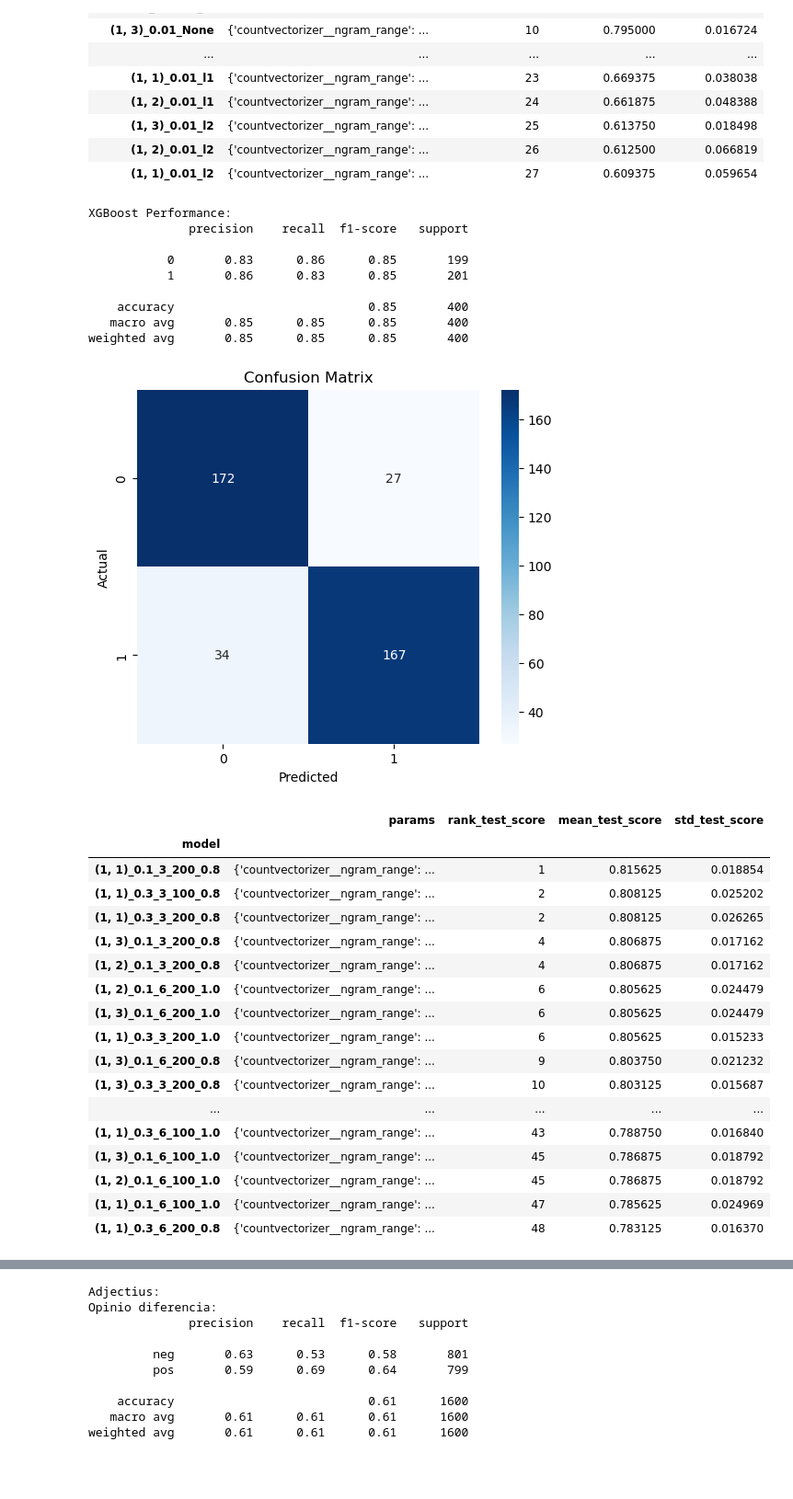
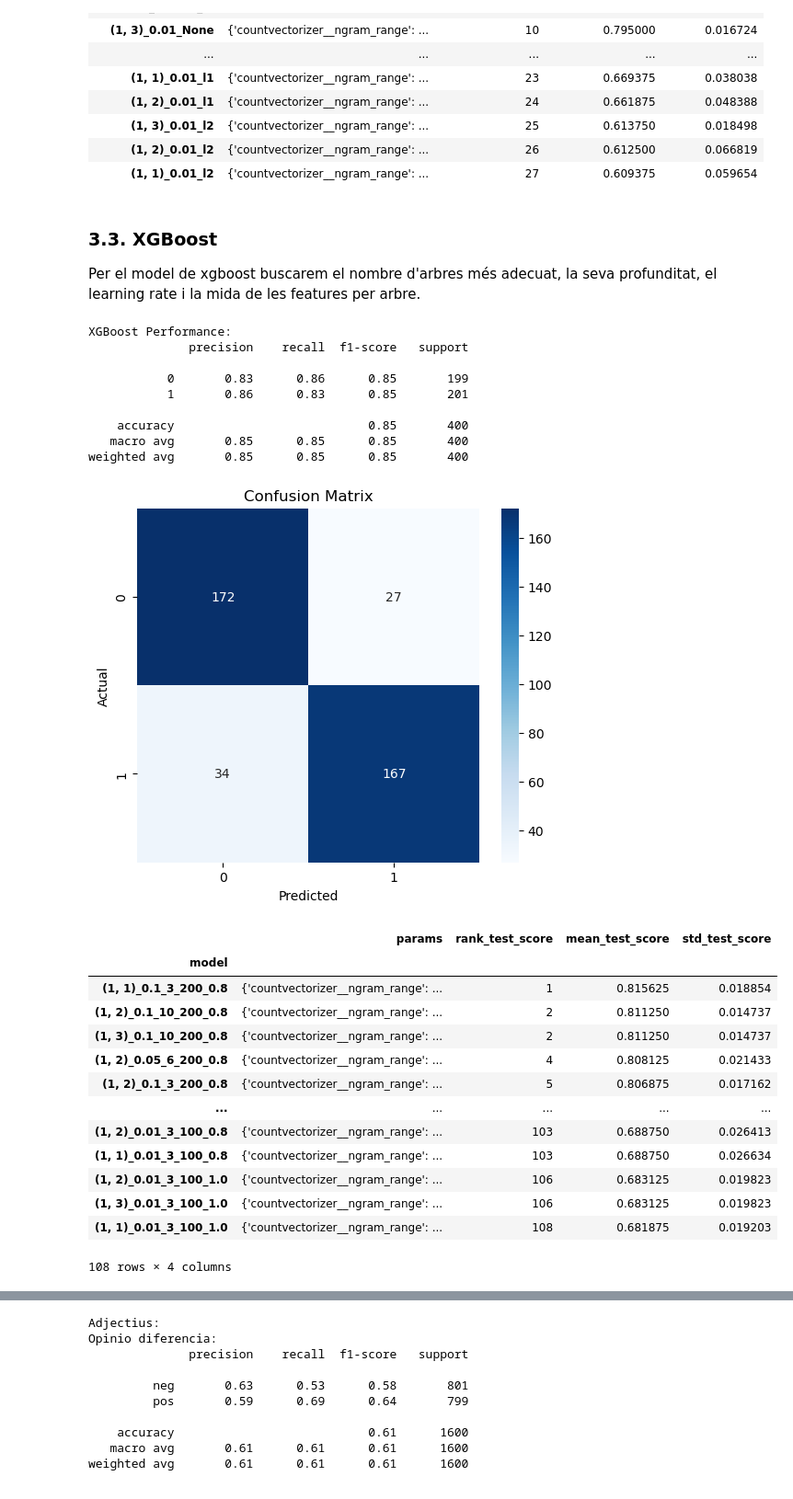
Before and after one commit to dz2pz/PLH-Deteccio-Opinions, a Jupyter notebook: Detecció d'opinions.ipynb, the cells around one changed output, grey strips where cells are left out. Shown at 92% size. Saved outputs shown, nothing was run; the diff lists cells and outputs as text; code cells hidden in the pictures.

```diff
--- a/Detecció d'opinions.ipynb
+++ b/Detecció d'opinions.ipynb
@@ -100,25 +94,3 @@ X_train_pp = X_train.copy()
 preprocessing(X_train_pp)
 X_test_pp = X_test.copy()
 preprocessing(X_test_pp)
-# %%
-vectorizer = CountVectorizer(stop_words='english', max_features=5000)
-X_train_features = vectorizer.fit_transform(X_train_pp)
-
-svm = SVC(kernel='linear')
-svm.fit(X_train_features, y_train)
-
-X_test_features = vectorizer.transform(X_test_pp)
-y_pred = svm.predict(X_test_features)
-
-accuracy_svm = accuracy_score(y_test, y_pred)
-
-print("SVM Performance:")
-print(classification_report(y_test, y_pred))
-
-cm = confusion_matrix(y_test, y_pred)
-plt.figure(figsize=(6, 5))
-sns.heatmap(cm, annot=True, fmt="d", cmap="Blues", xticklabels=svm.classes_, yticklabels=svm.classes_)
-plt.xlabel('Predicted')
-plt.ylabel('Actual')
-plt.title('Confusion Matrix')
-plt.show()
@@ -152,9 +121,9 @@ gs_svm = GridSearchCV(
     n_jobs=-1
 )
 
-gs_svm.fit(X_train_pp, y_train)
+gs_svm.fit(X_train, y_train)
 
-y_pred = gs_svm.predict(X_test_pp)
+y_pred = gs_svm.predict(X_test)
 
 print("SVM Performance:")
 print(classification_report(y_test, y_pred))
@@ -267,14 +241,18 @@ weighted avg       0.80      0.80      0.80       400
 | (1, 3)_0.01_l2 | {'countvectorizer__ngram_range': ... | 25 | 0.613750 | 0.018498 |
 | (1, 2)_0.01_l2 | {'countvectorizer__ngram_range': ... | 26 | 0.612500 | 0.066819 |
 | (1, 1)_0.01_l2 | {'countvectorizer__ngram_range': ... | 27 | 0.609375 | 0.059654 |
+# %% [markdown]
+### 3.3. XGBoost
+
+Per el model de xgboost buscarem el nombre d'arbres més adecuat, la seva profunditat, el learning rate i la mida de les features per arbre.
 # %%
 pipeline = make_pipeline(CountVectorizer(stop_words='english', max_features=5000), XGBClassifier(eval_metric='logloss'))
 
 param_grid = {
     'countvectorizer__ngram_range': [(1,1), (1,2), (1,3)],
     'xgbclassifier__n_estimators': [100, 200],
-    'xgbclassifier__max_depth': [3, 6],
-    'xgbclassifier__learning_rate': [0.1, 0.3],
+    'xgbclassifier__max_depth': [3, 6, 10],
+    'xgbclassifier__learning_rate': [0.01, 0.05, 0.1],
     'xgbclassifier__subsample': [0.8, 1.0]
 }
 
@@ -297,46 +275,42 @@ y_pred = gs_xgb.predict(X_test_pp)
 
 print("XGBoost Performance:")
 print(classification_report(y_test_encoded, y_pred))
 
 cm = confusion_matrix(y_test_encoded, y_pred)
 plt.figure(figsize=(6, 5))
 sns.heatmap(cm, annot=True, fmt="d", cmap="Blues", xticklabels=gs_xgb.classes_, yticklabels=gs_xgb.classes_)
 plt.xlabel('Predicted')
 plt.ylabel('Actual')
 plt.title('Confusion Matrix')
 plt.show()
 
 results_df = pd.DataFrame(gs_xgb.cv_results_)
 results_df = results_df.sort_values(by=["rank_test_score"])
 results_df = results_df.set_index(results_df["params"].apply(lambda x: "_".join(str(val) for val in x.values()))).rename_axis("model")
 results_df[["params", "rank_test_score", "mean_test_score", "std_test_score"]]
 # %% [output]
 XGBoost Performance:
               precision    recall  f1-score   support
 
            0       0.83      0.86      0.85       199
            1       0.86      0.83      0.85       201
 
     accuracy                           0.85       400
    macro avg       0.85      0.85      0.85       400
 weighted avg       0.85      0.85      0.85       400
 [figure]
 |  | params | rank_test_score | mean_test_score | std_test_score |
 | model |  |  |  |  |
 | (1, 1)_0.1_3_200_0.8 | {'countvectorizer__ngram_range': ... | 1 | 0.815625 | 0.018854 |
-| (1, 1)_0.3_3_100_0.8 | {'countvectorizer__ngram_range': ... | 2 | 0.808125 | 0.025202 |
-| (1, 1)_0.3_3_200_0.8 | {'countvectorizer__ngram_range': ... | 2 | 0.808125 | 0.026265 |
-| (1, 3)_0.1_3_200_0.8 | {'countvectorizer__ngram_range': ... | 4 | 0.806875 | 0.017162 |
-| (1, 2)_0.1_3_200_0.8 | {'countvectorizer__ngram_range': ... | 4 | 0.806875 | 0.017162 |
-| (1, 2)_0.1_6_200_1.0 | {'countvectorizer__ngram_range': ... | 6 | 0.805625 | 0.024479 |
-| (1, 3)_0.1_6_200_1.0 | {'countvectorizer__ngram_range': ... | 6 | 0.805625 | 0.024479 |
-| (1, 1)_0.3_3_200_1.0 | {'countvectorizer__ngram_range': ... | 6 | 0.805625 | 0.015233 |
-| (1, 3)_0.1_6_200_0.8 | {'countvectorizer__ngram_range': ... | 9 | 0.803750 | 0.021232 |
-| (1, 3)_0.3_3_200_0.8 | {'countvectorizer__ngram_range': ... | 10 | 0.803125 | 0.015687 |
+| (1, 2)_0.1_10_200_0.8 | {'countvectorizer__ngram_range': ... | 2 | 0.811250 | 0.014737 |
+| (1, 3)_0.1_10_200_0.8 | {'countvectorizer__ngram_range': ... | 2 | 0.811250 | 0.014737 |
+| (1, 2)_0.05_6_200_0.8 | {'countvectorizer__ngram_range': ... | 4 | 0.808125 | 0.021433 |
+| (1, 2)_0.1_3_200_0.8 | {'countvectorizer__ngram_range': ... | 5 | 0.806875 | 0.017162 |
 | ... | ... | ... | ... | ... |
-| (1, 1)_0.3_6_100_1.0 | {'countvectorizer__ngram_range': ... | 43 | 0.788750 | 0.016840 |
-| (1, 3)_0.1_6_100_1.0 | {'countvectorizer__ngram_range': ... | 45 | 0.786875 | 0.018792 |
-| (1, 2)_0.1_6_100_1.0 | {'countvectorizer__ngram_range': ... | 45 | 0.786875 | 0.018792 |
-| (1, 1)_0.1_6_100_1.0 | {'countvectorizer__ngram_range': ... | 47 | 0.785625 | 0.024969 |
-| (1, 1)_0.3_6_200_0.8 | {'countvectorizer__ngram_range': ... | 48 | 0.783125 | 0.016370 |
+| (1, 2)_0.01_3_100_0.8 | {'countvectorizer__ngram_range': ... | 103 | 0.688750 | 0.026413 |
+| (1, 1)_0.01_3_100_0.8 | {'countvectorizer__ngram_range': ... | 103 | 0.688750 | 0.026634 |
+| (1, 2)_0.01_3_100_1.0 | {'countvectorizer__ngram_range': ... | 106 | 0.683125 | 0.019823 |
+| (1, 3)_0.01_3_100_1.0 | {'countvectorizer__ngram_range': ... | 106 | 0.683125 | 0.019823 |
+| (1, 1)_0.01_3_100_1.0 | {'countvectorizer__ngram_range': ... | 108 | 0.681875 | 0.019203 |
+108 rows × 4 columns
 # %% [markdown]
```
Also changed, not shown: parts of 14 cells of this notebook.
